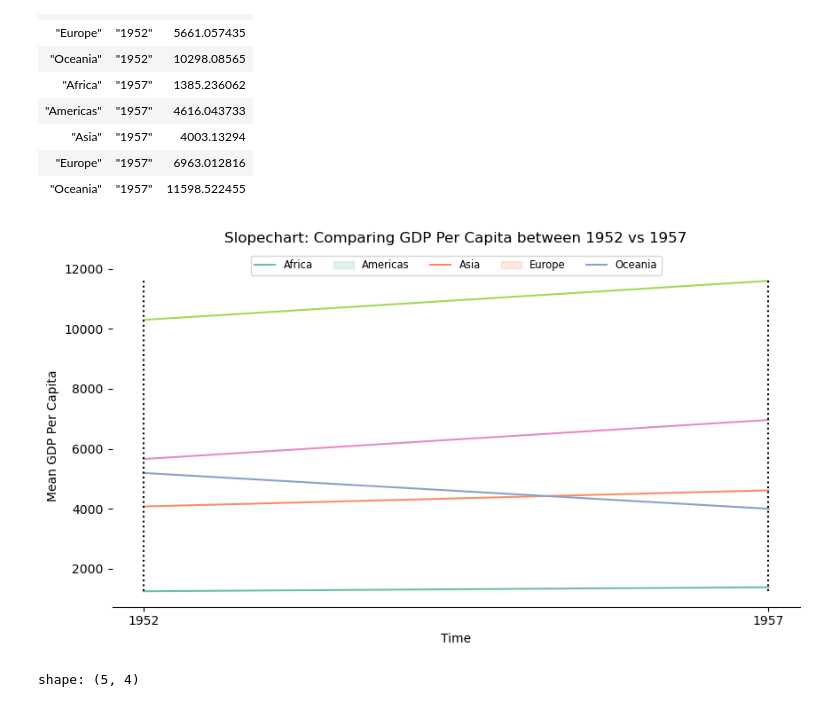
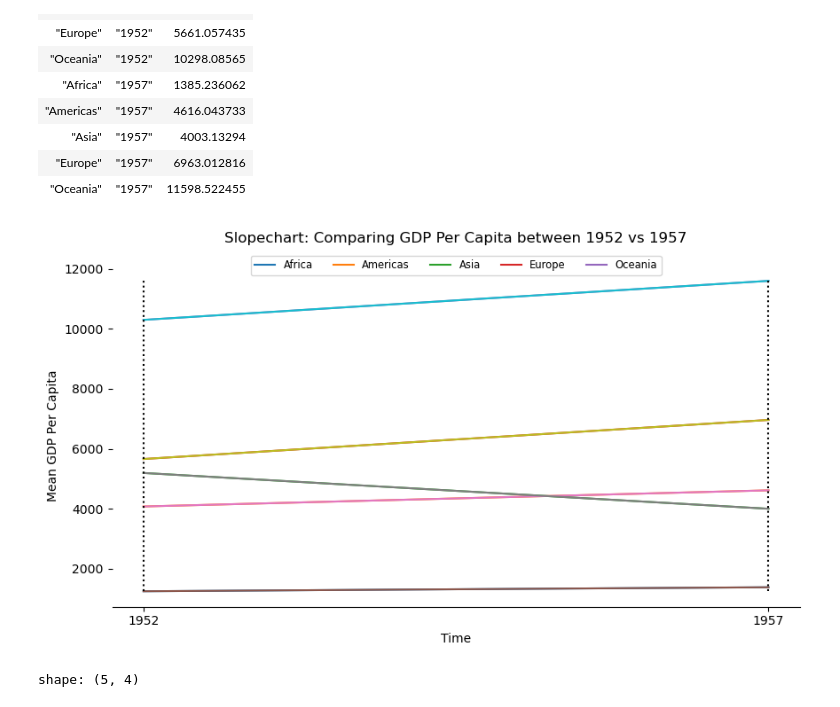
Before and after one commit to ivaquero/blog-bio, a Jupyter notebook: analysis/ranking.ipynb, the cells around one changed output. Cells and saved outputs as stored; diff of their text form; code cells hidden in the pictures.

```diff
--- a/analysis/ranking.ipynb
+++ b/analysis/ranking.ipynb
@@ -97,37 +96,39 @@ shape: (10, 3)
 # %%
 _, ax = plt.subplots(figsize=(10, 5))
 
-sns.lineplot(gdp_new, x="time", y="total", hue="continent", palette="Set2", ax=ax)
+for cont in gdp_new["continent"]:
+    gdp_newi = gdp_new.filter(pl.col("continent") == cont)
+    ax.plot(gdp_newi["time"], gdp_newi["total"], label=cont)
 
 for i in [0, 1]:
     ax.vlines(
         x=i,
         ymin=gdp_new["total"].min(),
         ymax=gdp_new["total"].max(),
         colors="k",
         linestyle="dotted",
     )
 
 ax.set(
     xlabel="Time",
     ylabel="Mean GDP Per Capita",
     title="Slopechart: Comparing GDP Per Capita between 1952 vs 1957\n",
     xticks=[0, 1],
     xticklabels=["1952", "1957"],
 )
 
 ax.spines[["right", "top", "left"]].set_visible(False)
 
 ax.legend(
     gdp_new["continent"].unique(),
     loc="center",
     bbox_to_anchor=(0.5, 1),
     ncol=len(gdp_new["continent"].unique()),
     fontsize="small",
 )
 plt.show()
 # %% [output]
-[figure, old version]
+[figure, new version]
 # %%
 gdp = gdp.with_columns(Class=np.where(gdp["1957"] - gdp["1952"] < 0, "red", "green"))
 gdp
```
Also changed, not shown: parts of 2 cells of this notebook, 5 other files.
